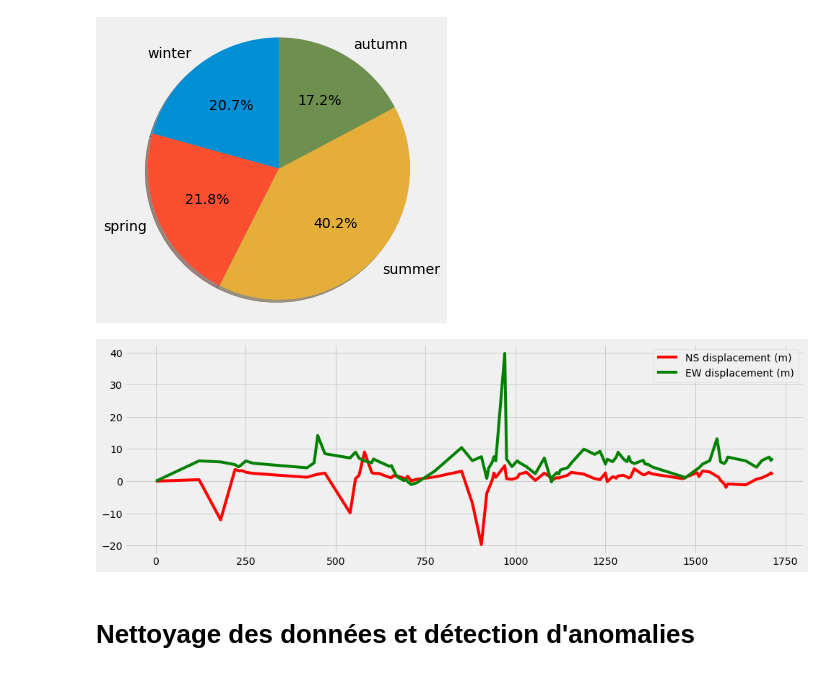
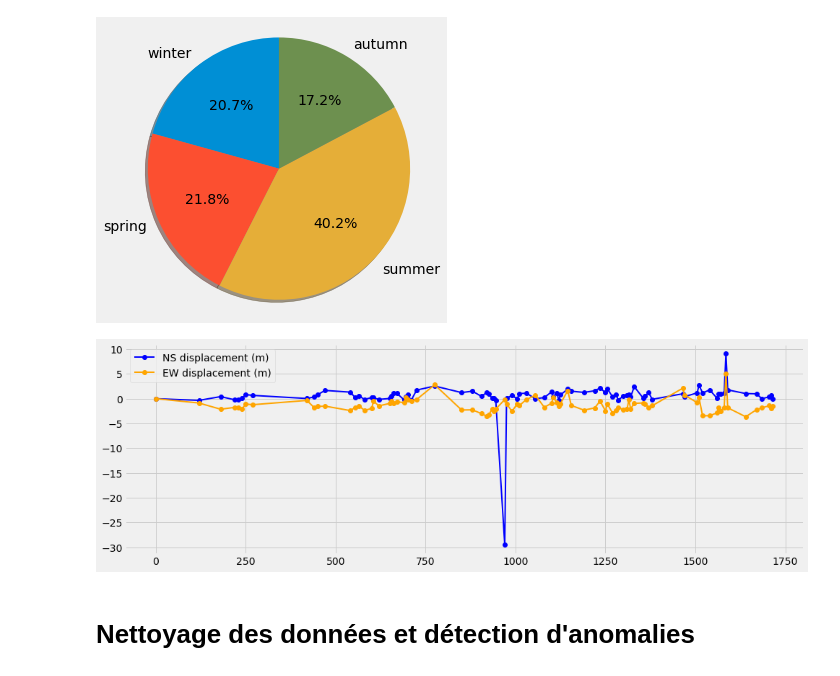
Before and after one commit to EddyVianney/Stage_master2_sdsc_eost, a Jupyter notebook: PMEDV_STAGE_SDSC_EOST.ipynb, the cells around one changed output. Drawn from its saved outputs; the diff is of its cells as text; code cells hidden in the pictures.

```diff
--- a/PMEDV_STAGE_SDSC_EOST.ipynb
+++ b/PMEDV_STAGE_SDSC_EOST.ipynb
@@ -184,11 +184,10 @@ def plot_displacement(ns_ts, ew_ts):
     days = get_days(ns_ts.index)
     fig, ax = plt.subplots(figsize=(15,5))
 
-    ax.plot(days, ns_ts['displacement'], color='red', label='NS displacement (m)')
-    ax.plot(days, ew_ts['displacement'], color='green', label='EW displacement (m)')
+    ax.plot(days, ns_ts['displacement'], color='blue', label='NS displacement (m)', marker='o', linewidth=2)
+    ax.plot(days, ew_ts['displacement'], color='orange', label='EW displacement (m)', marker='o', linewidth=2)
 
     plt.legend(loc='best')
-
 
 def plot_displacement_velocity(ns_ts, ew_ts):
 
@@ -197,8 +196,8 @@ def plot_displacement_velocity(ns_ts, ew_ts):
     fig, ax_left = plt.subplots(figsize=(15,5))
     ax_right = ax_left.twinx()
 
-    p1, = ax_left.plot(days, df_series[4]['displacement'], color='red', label='NS displacement (m)')
-    p2, = ax_right.plot(days, df_series[4]['displacement'], color='green', label='EW displacement(m)')
+    p1, = ax_left.plot(days, df_series[4]['displacement'], color='blue', label='NS displacement (m)')
+    p2, = ax_right.plot(days, df_series[4]['displacement'], color='orange', label='EW displacement(m)')
 
     ax_left.set_xlabel("number of days since the first measure")
     ax_left.set_ylabel("displacement")
@@ -216,10 +215,10 @@ plot_data_per_season(list(r.keys()), list(r.values()))
 [figure]
 # %%
 # visualiser les composantes NS et EW sur le mêmes graphique
-n = 49000
+n = 59800
 plot_displacement(ns_ts[n], ew_ts[n])
 # %% [output]
-[figure, old version]
+[figure, new version]
 # %% [markdown]
 # Nettoyage des données et détection d'anomalies
 # %%
```
Also changed, not shown: parts of 22 cells of this notebook.
